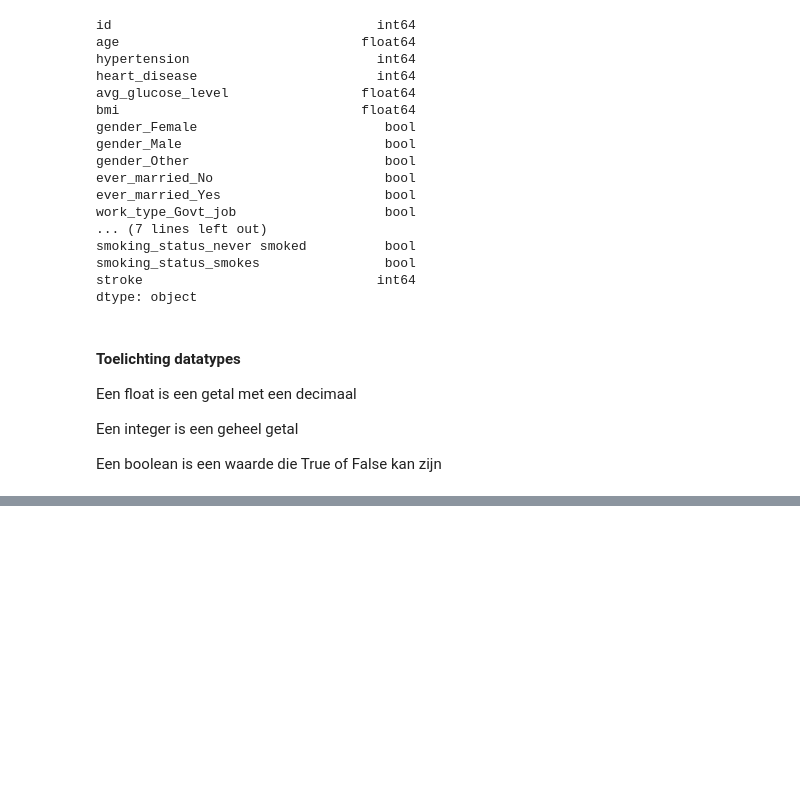
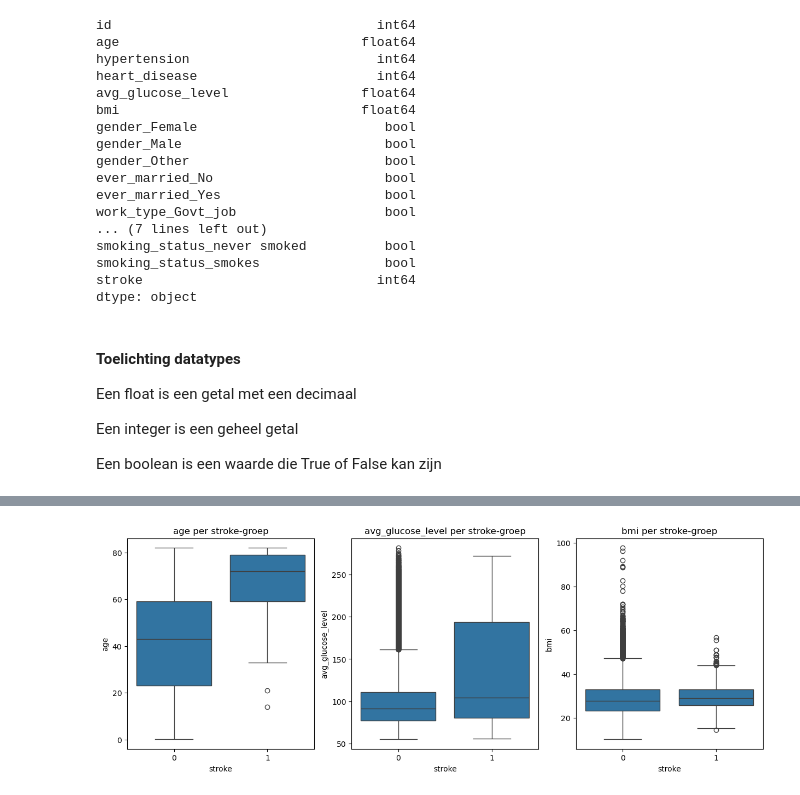
Before and after one commit to AlishaSR2k5/Machine-Learning-Portfolio-1, a Jupyter notebook: portfolio_opdracht_stroke.ipynb, the cells around one changed output, grey strips where cells are left out. Saved outputs shown, nothing was run; the diff lists cells and outputs as text; code cells hidden in the pictures; blank space fills up the shorter version.

```diff
--- a/portfolio_opdracht_stroke.ipynb
+++ b/portfolio_opdracht_stroke.ipynb
@@ -139,0 +178,9 @@ df.describe()
+# %%
+# drie boxplots naast elkaar: per variabele stroke 0 tegenover stroke 1
+fig, axes = plt.subplots(1, 3, figsize=(15, 5))
+for ax, kolom in zip(axes, ["age", "avg_glucose_level", "bmi"]):
+    sns.boxplot(data=df, x="stroke", y=kolom, ax=ax)
+    ax.set_title(f"{kolom} per stroke-groep")
+plt.show()
+# %% [output]
+[figure, added]
```
Also changed, not shown: parts of 14 cells of this notebook.
